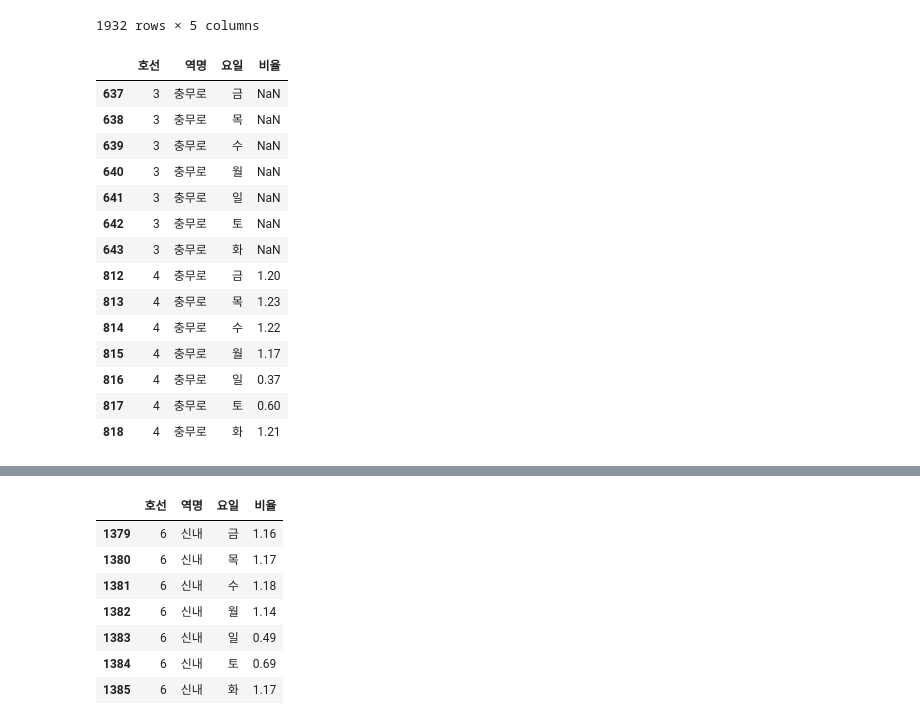
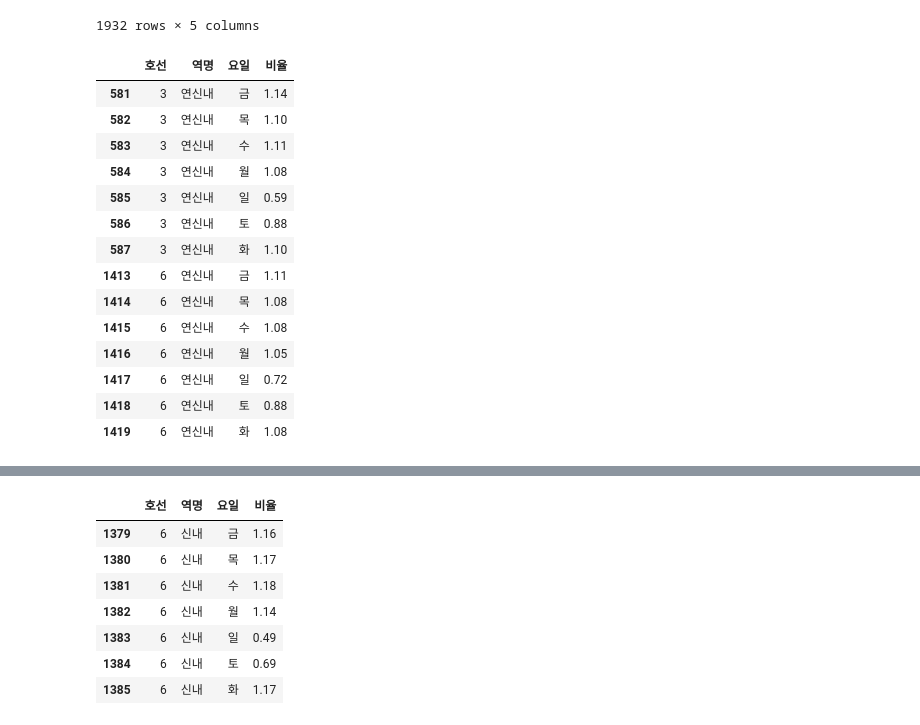
Before and after one commit to SSolLEE/tempProject, a Jupyter notebook: python/crawling/semi/data/^^^역별요일별비율.ipynb, the cells around one changed output, grey strips where cells are left out. Cells and saved outputs as stored; diff of their text form; code cells hidden in the pictures.

```diff
--- a/python/crawling/semi/data/^^^역별요일별비율.ipynb
+++ b/python/crawling/semi/data/^^^역별요일별비율.ipynb
@@ -239,0 +269,8 @@ df[df['역명'] == '까치울']
+# %%
+df.loc[(df['호선'] == 4) & (df['역명'] == '충무로') & (df['요일'] == '월'), '합'] = df.loc[(df['호선'] == 4) & (df['역명'] == '충무로') & (df['요일'] == '월'), '합'] * (49.3/79.2)
+df.loc[(df['호선'] == 4) & (df['역명'] == '충무로') & (df['요일'] == '화'), '합'] = df.loc[(df['호선'] == 4) & (df['역명'] == '충무로') & (df['요일'] == '화'), '합'] * (49.3/79.2)
+df.loc[(df['호선'] == 4) & (df['역명'] == '충무로') & (df['요일'] == '수'), '합'] = df.loc[(df['호선'] == 4) & (df['역명'] == '충무로') & (df['요일'] == '수'), '합'] * (49.3/79.2)
+df.loc[(df['호선'] == 4) & (df['역명'] == '충무로') & (df['요일'] == '목'), '합'] = df.loc[(df['호선'] == 4) & (df['역명'] == '충무로') & (df['요일'] == '목'), '합'] * (49.3/79.2)
+df.loc[(df['호선'] == 4) & (df['역명'] == '충무로') & (df['요일'] == '금'), '합'] = df.loc[(df['호선'] == 4) & (df['역명'] == '충무로') & (df['요일'] == '금'), '합'] * (49.3/79.2)
+df.loc[(df['호선'] == 4) & (df['역명'] == '충무로') & (df['요일'] == '토'), '합'] = df.loc[(df['호선'] == 4) & (df['역명'] == '충무로') & (df['요일'] == '토'), '합'] * (36.8/61.9)
+df.loc[(df['호선'] == 4) & (df['역명'] == '충무로') & (df['요일'] == '일'), '합'] = df.loc[(df['호선'] == 4) & (df['역명'] == '충무로') & (df['요일'] == '일'), '합'] * (19.8/33.1)
@@ -239,0 +301,24 @@ df[df['역명'] == '까치울']
+# %%
+value_3_0 = df[(df['호선'] == 3) & (df['역명'] == '연신내') & (df['요일'] == '월')]['합'].values[0]
+value_3_1 = df[(df['호선'] == 3) & (df['역명'] == '연신내') & (df['요일'] == '화')]['합'].values[0]
+value_3_2 = df[(df['호선'] == 3) & (df['역명'] == '연신내') & (df['요일'] == '수')]['합'].values[0]
+value_3_3 = df[(df['호선'] == 3) & (df['역명'] == '연신내') & (df['요일'] == '목')]['합'].values[0]
+value_3_4 = df[(df['호선'] == 3) & (df['역명'] == '연신내') & (df['요일'] == '금')]['합'].values[0]
+value_3_5 = df[(df['호선'] == 3) & (df['역명'] == '연신내') & (df['요일'] == '토')]['합'].values[0]
+value_3_6 = df[(df['호선'] == 3) & (df['역명'] == '연신내') & (df['요일'] == '일')]['합'].values[0]
+# 비율을 곱한 후 6호선 연신내역에 할당
+df.loc[(df['호선'] == 6) & (df['역명'] == '연신내') & (df['요일'] == '월'), '합'] = value_3_0 * (12.3/60.9)
+df.loc[(df['호선'] == 6) & (df['역명'] == '연신내') & (df['요일'] == '화'), '합'] = value_3_1 * (12.3/60.9)
+df.loc[(df['호선'] == 6) & (df['역명'] == '연신내') & (df['요일'] == '수'), '합'] = value_3_2 * (12.3/60.9)
+df.loc[(df['호선'] == 6) & (df['역명'] == '연신내') & (df['요일'] == '목'), '합'] = value_3_3 * (12.3/60.9)
+df.loc[(df['호선'] == 6) & (df['역명'] == '연신내') & (df['요일'] == '금'), '합'] = value_3_4 * (12.3/60.9)
+df.loc[(df['호선'] == 6) & (df['역명'] == '연신내') & (df['요일'] == '토'), '합'] = value_3_5 * (7.8/38.0)
+df.loc[(df['호선'] == 6) & (df['역명'] == '연신내') & (df['요일'] == '일'), '합'] = value_3_6 * (4.8/19.9)
+# %%
+df.loc[(df['호선'] == 3) & (df['역명'] == '연신내') & (df['요일'] == '월'), '합'] = df.loc[(df['호선'] == 3) & (df['역명'] == '연신내') & (df['요일'] == '월'), '합'] * (48.6/60.9)
+df.loc[(df['호선'] == 3) & (df['역명'] == '연신내') & (df['요일'] == '화'), '합'] = df.loc[(df['호선'] == 3) & (df['역명'] == '연신내') & (df['요일'] == '화'), '합'] * (48.6/60.9)
+df.loc[(df['호선'] == 3) & (df['역명'] == '연신내') & (df['요일'] == '수'), '합'] = df.loc[(df['호선'] == 3) & (df['역명'] == '연신내') & (df['요일'] == '수'), '합'] * (48.6/60.9)
+df.loc[(df['호선'] == 3) & (df['역명'] == '연신내') & (df['요일'] == '목'), '합'] = df.loc[(df['호선'] == 3) & (df['역명'] == '연신내') & (df['요일'] == '목'), '합'] * (48.6/60.9)
+df.loc[(df['호선'] == 3) & (df['역명'] == '연신내') & (df['요일'] == '금'), '합'] = df.loc[(df['호선'] == 3) & (df['역명'] == '연신내') & (df['요일'] == '금'), '합'] * (48.6/60.9)
+df.loc[(df['호선'] == 3) & (df['역명'] == '연신내') & (df['요일'] == '토'), '합'] = df.loc[(df['호선'] == 3) & (df['역명'] == '연신내') & (df['요일'] == '토'), '합'] * (30.2/38.0)
+df.loc[(df['호선'] == 3) & (df['역명'] == '연신내') & (df['요일'] == '일'), '합'] = df.loc[(df['호선'] == 3) & (df['역명'] == '연신내') & (df['요일'] == '일'), '합'] * (15.1/19.9)
@@ -266,23 +369,23 @@ df
 # %%
 df_1 = df.drop('합', axis=1)
 # %%
-df_1[df_1['역명'] == '충무로']
+df_1[df_1['역명'] == '연신내']
 # %% [output]
 |  | 호선 | 역명 | 요일 | 비율 |
-| 637 | 3 | 충무로 | 금 | NaN |
-| 638 | 3 | 충무로 | 목 | NaN |
-| 639 | 3 | 충무로 | 수 | NaN |
-| 640 | 3 | 충무로 | 월 | NaN |
-| 641 | 3 | 충무로 | 일 | NaN |
-| 642 | 3 | 충무로 | 토 | NaN |
-| 643 | 3 | 충무로 | 화 | NaN |
-| 812 | 4 | 충무로 | 금 | 1.20 |
-| 813 | 4 | 충무로 | 목 | 1.23 |
-| 814 | 4 | 충무로 | 수 | 1.22 |
-| 815 | 4 | 충무로 | 월 | 1.17 |
-| 816 | 4 | 충무로 | 일 | 0.37 |
-| 817 | 4 | 충무로 | 토 | 0.60 |
-| 818 | 4 | 충무로 | 화 | 1.21 |
+| 581 | 3 | 연신내 | 금 | 1.14 |
+| 582 | 3 | 연신내 | 목 | 1.10 |
+| 583 | 3 | 연신내 | 수 | 1.11 |
+| 584 | 3 | 연신내 | 월 | 1.08 |
+| 585 | 3 | 연신내 | 일 | 0.59 |
+| 586 | 3 | 연신내 | 토 | 0.88 |
+| 587 | 3 | 연신내 | 화 | 1.10 |
+| 1413 | 6 | 연신내 | 금 | 1.11 |
+| 1414 | 6 | 연신내 | 목 | 1.08 |
+| 1415 | 6 | 연신내 | 수 | 1.08 |
+| 1416 | 6 | 연신내 | 월 | 1.05 |
+| 1417 | 6 | 연신내 | 일 | 0.72 |
+| 1418 | 6 | 연신내 | 토 | 0.88 |
+| 1419 | 6 | 연신내 | 화 | 1.08 |
 # %%
 df_1[df_1.isna().any(axis=1)].역명
 # %% [output]
```
Also changed, not shown: parts of 18 cells of this notebook, 6 other files.
